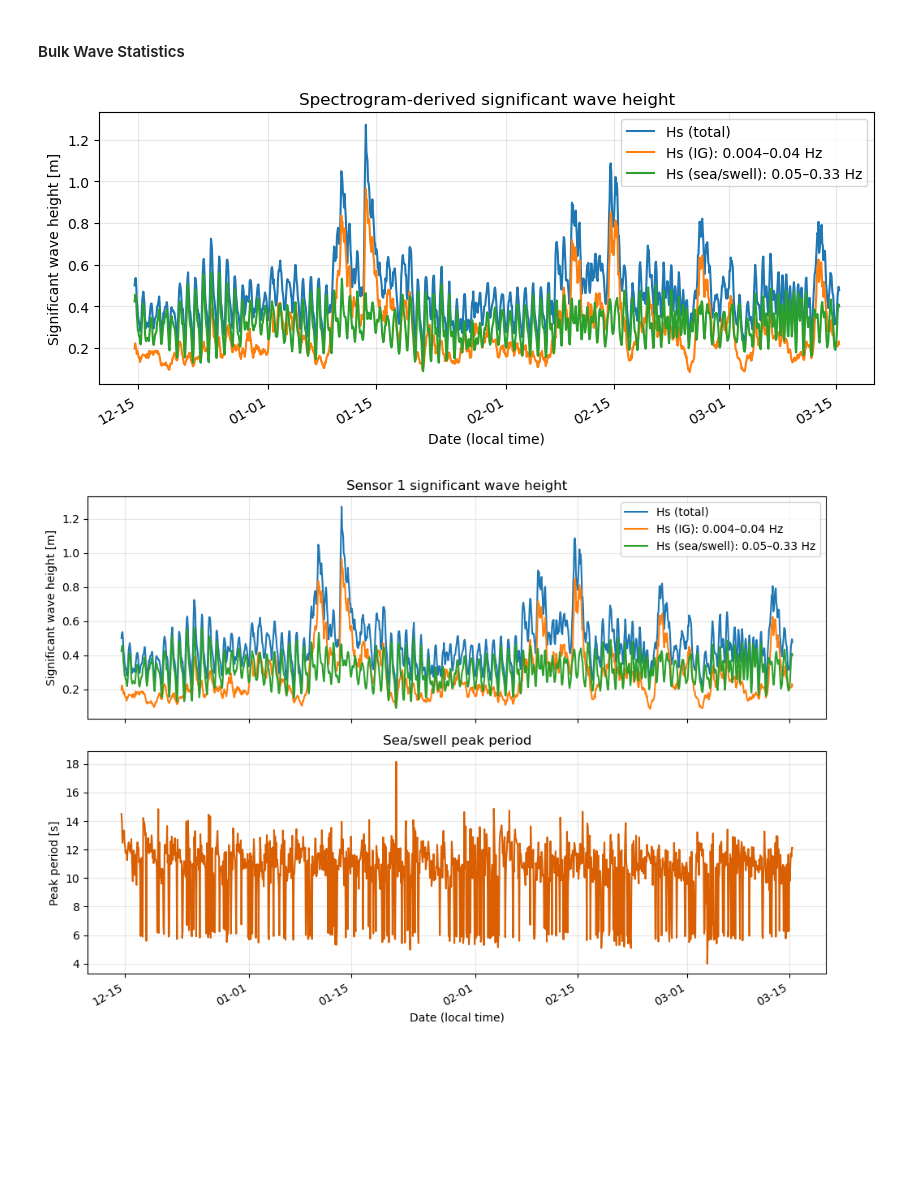
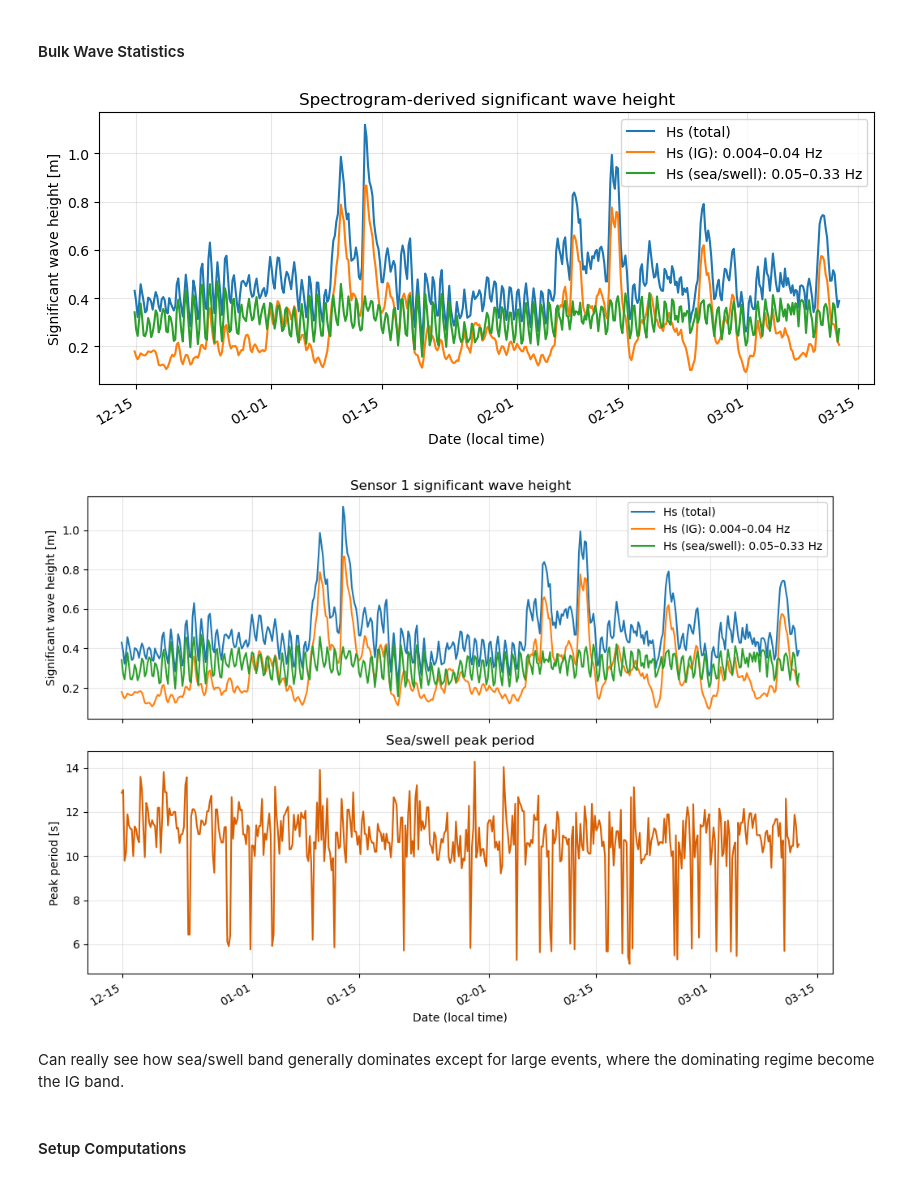
Before and after one commit to isidora-rojas/OceanWaveAnalysis, a Jupyter notebook: mokuleia/sensor2sensor.ipynb, the cells around one changed output. Drawn from its saved outputs; the diff is of its cells as text; code cells hidden in the pictures; blank space fills up the shorter version.

```diff
--- a/mokuleia/sensor2sensor.ipynb
+++ b/mokuleia/sensor2sensor.ipynb
@@ -26,6 +25,21 @@ For this, I will be comparing sensor 1 and 6 in an attempt to:
 - compute runup
 - compute changes in water level
 - look at specific storm events/model those events
+# %%
+from scipy.io import loadmat
+## ----- Sensor 1 ----- ##
+bursts1 = loadPressureData(Path("data/MoA18411.mat"))
+t1 = bursts1.time           # numpy datetime64[ns]
+h1 = bursts1.depth_m       # hydrostatic depth in meters
+p1 = bursts1.pressure_pa
+
+
+
+## ----- Sensor 6 ----- ##
+bursts6 = loadPressureData(Path("data/MoA68411.mat"))
+t6 = bursts6.time           # numpy datetime64[ns]
+h6 = bursts6.depth_m       # hydrostatic depth in meters
+p6 = bursts6.pressure_pa
 # %% [markdown]
 Notes:
 Sensor 1 is never underwater. checked by this code:
@@ -151,0 +117,5 @@ prep/calcs ... done.
+# %%
+from BulkWaveStats import  detide
+
+tide1, p1_prime, p1_raw = detide(p1, t1, LAT = 21.58055556)
+tide6, p6_prime, p6_raw = detide(p6, t6, LAT = 21.58055556)
@@ -188,7 +171,7 @@ nperseg = 65536
 noverlap = nperseg * 0.75 # 75% overlap
 
 freqs, t_spec, Spp = spectrogram(
-    p_prime,
+    p1_prime,
     fs=fs,
     window = 'hann',
     nperseg = nperseg,
@@ -199,4 +182,4 @@ freqs, t_spec, Spp = spectrogram(
 )
 
 Seta, t_eta, eta = Spp_to_Seta(Spp, freqs, t_spec, t1, h1)
-Seta_mean = np.nanmean(S_eta, axis=1)      # [freq]
+Seta_mean = np.nanmean(Seta, axis=1)      # [freq]
@@ -215,34 +196,38 @@ Text(0.5, 1.0, 'Autpspectra of Sensor 1 with nperseg=65536')
 # %% [markdown]
 #### Bulk Wave Statistics
 # %%
-hs_tot, hs_ig, hs_ss, tp_ss, t_centers = sig_wave_height(Spp, freqs, t_spec, t1, h1)
+hs_tot, hs_ig, hs_ss, tp_ss, t_centers = sig_wave_height(Seta, freqs, t_spec, t1, h1)
 
 t0 = pd.to_datetime(t1[0]).to_datetime64()   # start time as datetime64[ns]
 t_spec_ns = (t_spec * 1e9).astype("timedelta64[ns]")  # seconds → nanoseconds
 t_Sxx = t0 + t_spec_ns
 
 
 
 fig, (ax_hs, ax_tp) = plt.subplots(nrows=2, ncols=1, figsize=(10, 7), sharex=True)
 
 ax_hs.plot(t_Sxx, hs_tot, label="Hs (total)")
 ax_hs.plot(t_Sxx, hs_ig, label="Hs (IG): 0.004–0.04 Hz")
 ax_hs.plot(t_Sxx, hs_ss, label="Hs (sea/swell): 0.05–0.33 Hz")
 ax_hs.set_ylabel("Significant wave height [m]")
 ax_hs.set_title("Sensor 1 significant wave height")
 ax_hs.grid(True, alpha=0.3)
 ax_hs.legend(loc="upper right")
 
 ax_tp.plot(t_Sxx, tp_ss, color="#d95f02")
 ax_tp.set_ylabel("Peak period [s]")
 ax_tp.set_xlabel("Date (local time)")
 ax_tp.set_title("Sea/swell peak period")
 ax_tp.grid(True, alpha=0.3)
 
 ax_tp.xaxis.set_major_formatter(mdates.DateFormatter("%m-%d"))
 fig.autofmt_xdate()
 fig.tight_layout()
 plt.show()
 # %% [output]
-[figure, old version]
+[figure, new version]
-[figure, old version]
+[figure, new version]
+# %% [markdown]
+Can really see how sea/swell band generally dominates except for large events, where the dominating regime become the IG band.
+# %% [markdown]
+#### Setup Computations
```
Also changed, not shown: parts of 10 cells of this notebook, 9 other files.
